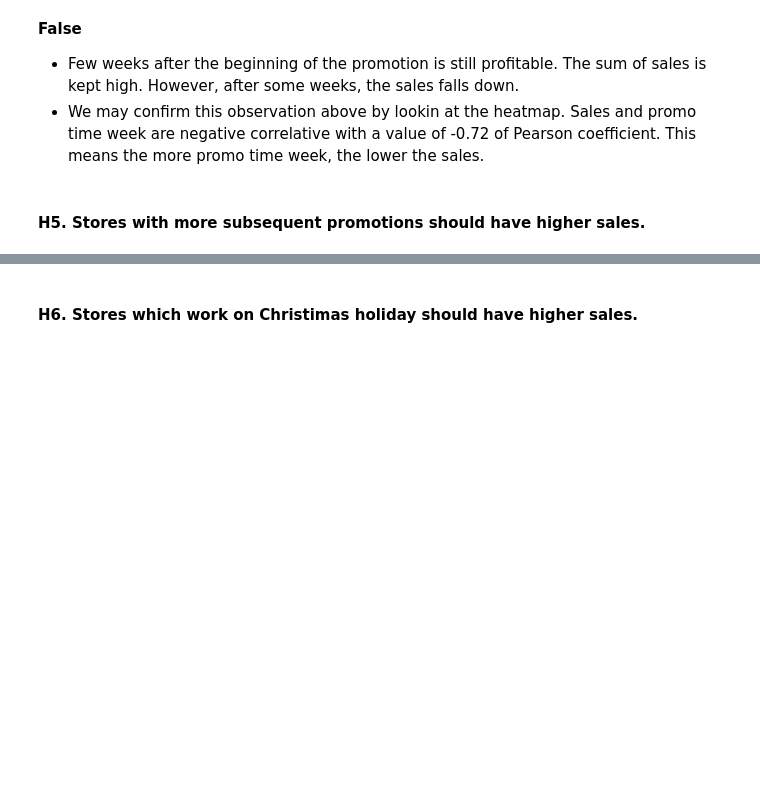
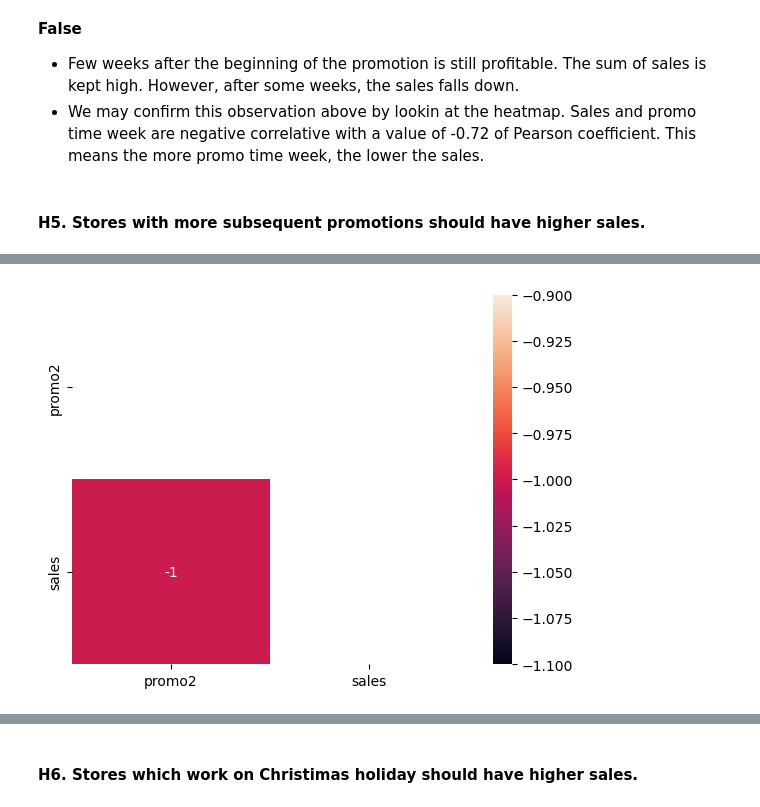
Before and after one commit to lucasquemelli/Rossman_Store_Sales, a Jupyter notebook: rossmann_store_sales.ipynb, the cells around one changed output, grey strips where cells are left out. Drawn from its saved outputs; the diff is of its cells as text; code cells hidden in the pictures; blank space fills up the shorter version.

```diff
--- a/rossmann_store_sales.ipynb
+++ b/rossmann_store_sales.ipynb
@@ -1158,0 +1166,9 @@ sns.heatmap(aux1.corr(method="pearson"), mask = mask, annot=True);
+# %%
+aux3 = df4[["sales", "promo2"]].groupby("promo2").sum().reset_index()
+
+mask = np.zeros_like(aux3.corr(method="pearson"), dtype=bool)
+mask[np.triu_indices_from(mask)] = True
+
+sns.heatmap(aux3.corr(method="pearson"), mask = mask, annot=True);
+# %% [output]
+[figure, added]
```
Also changed, not shown: parts of 7 cells of this notebook.
